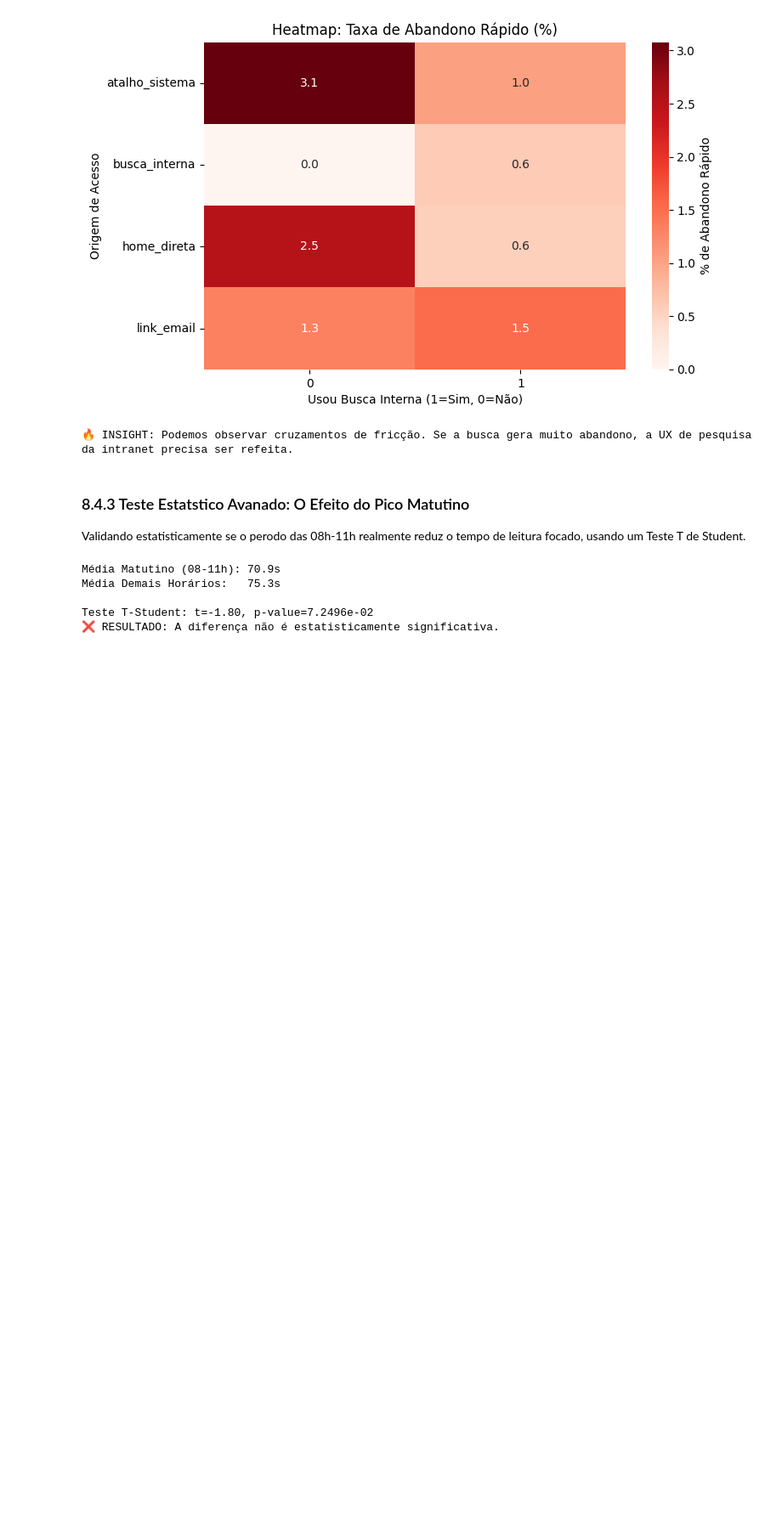
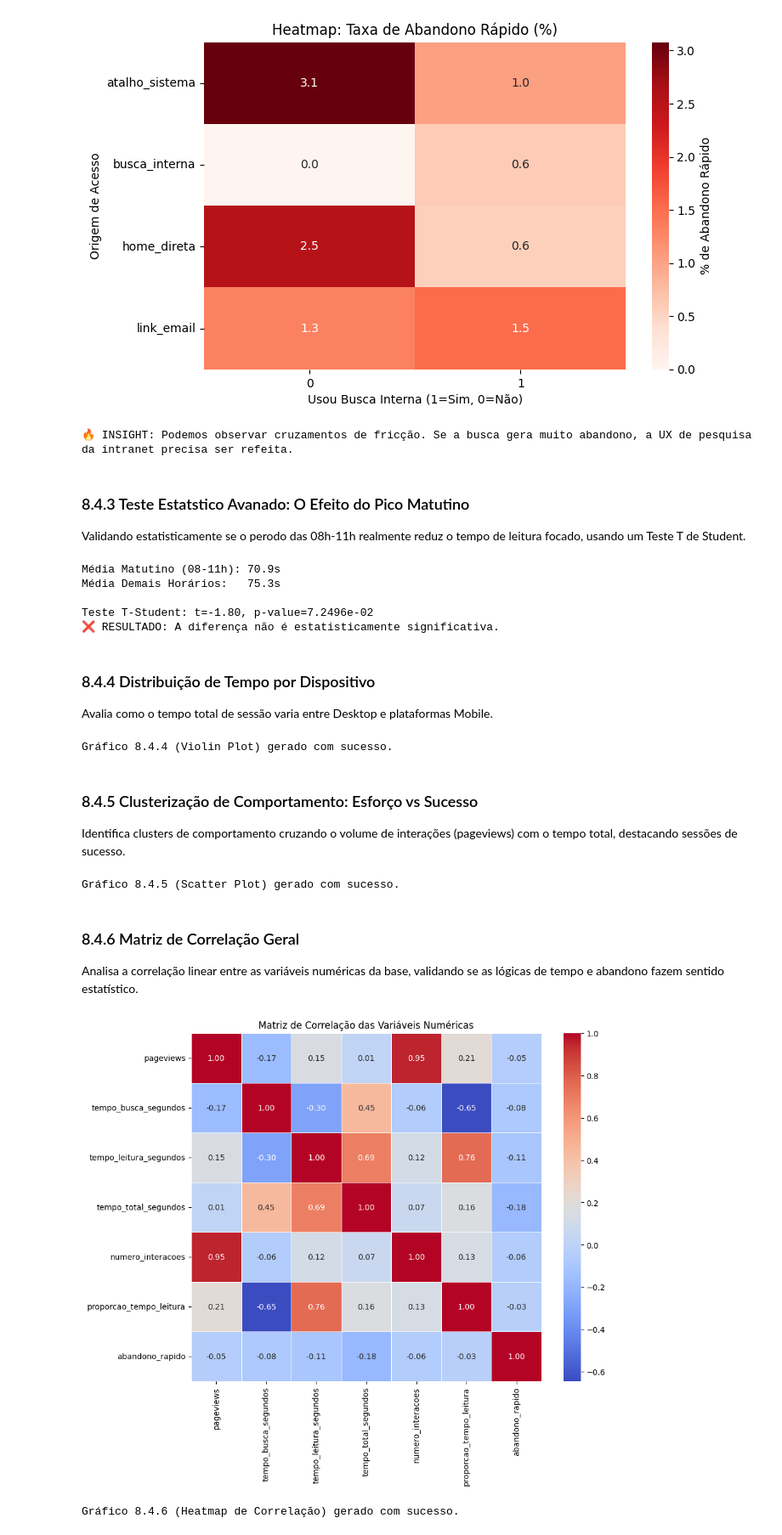
Before and after one commit to Bernardomeirelles/PonderadaS3, a Jupyter notebook: ITL_SI10_2026_e03_avaliacao_qualidade_dados_sinteticos.ipynb, the cells around one changed output. Shown at 85% size. Saved outputs shown, nothing was run; the diff lists cells and outputs as text; code cells hidden in the pictures; blank space fills up the shorter version.

Commit message:
Add 4 new advanced charts and update HTML

```diff
--- a/ITL_SI10_2026_e03_avaliacao_qualidade_dados_sinteticos.ipynb
+++ b/ITL_SI10_2026_e03_avaliacao_qualidade_dados_sinteticos.ipynb
@@ -1802,3 +1839,47 @@ Média Demais Horários:   75.3s
 
 Teste T-Student: t=-1.80, p-value=7.2496e-02
 ❌ RESULTADO: A diferença não é estatisticamente significativa.
+# %% [markdown]
+### 8.4.4 Distribuição de Tempo por Dispositivo
+Avalia como o tempo total de sessão varia entre Desktop e plataformas Mobile.
+# %%
+import plotly.express as px
+import pandas as pd
+
+fig = px.violin(df, y="tempo_total_segundos", x="tipo_dispositivo", color="tipo_dispositivo",
+                box=True, points="all", hover_data=df.columns,
+                title="Distribuição do Tempo Total de Sessão por Dispositivo")
+fig.show()
+print('Gráfico 8.4.4 (Violin Plot) gerado com sucesso.')
+# %% [output]
+Gráfico 8.4.4 (Violin Plot) gerado com sucesso.
+# %% [markdown]
+### 8.4.5 Clusterização de Comportamento: Esforço vs Sucesso
+Identifica clusters de comportamento cruzando o volume de interações (pageviews) com o tempo total, destacando sessões de sucesso.
+# %%
+fig2 = px.scatter(df, x="pageviews", y="tempo_total_segundos", color="sucesso_encontrou_o_que_queria",
+                 hover_data=['perfil_usuario', 'objetivo_sessao'],
+                 title="Esforço (Pageviews e Tempo) vs Sucesso na Sessão",
+                 color_continuous_scale=px.colors.sequential.Viridis)
+fig2.show()
+print('Gráfico 8.4.5 (Scatter Plot) gerado com sucesso.')
+# %% [output]
+Gráfico 8.4.5 (Scatter Plot) gerado com sucesso.
+# %% [markdown]
+### 8.4.6 Matriz de Correlação Geral
+Analisa a correlação linear entre as variáveis numéricas da base, validando se as lógicas de tempo e abandono fazem sentido estatístico.
+# %%
+import seaborn as sns
+import matplotlib.pyplot as plt
+
+num_cols = ['pageviews', 'tempo_busca_segundos', 'tempo_leitura_segundos', 'tempo_total_segundos', 'numero_interacoes', 'proporcao_tempo_leitura', 'abandono_rapido']
+corr_matrix = df[num_cols].corr()
+
+plt.figure(figsize=(10, 8))
+sns.heatmap(corr_matrix, annot=True, cmap='coolwarm', fmt=".2f", linewidths=.5)
+plt.title("Matriz de Correlação das Variáveis Numéricas")
+plt.show()
+print('Gráfico 8.4.6 (Heatmap de Correlação) gerado com sucesso.')
+# %% [output]
+[figure, added]
+Gráfico 8.4.6 (Heatmap de Correlação) gerado com sucesso.
```
Also changed, not shown: parts of 11 cells of this notebook, 1 other file.
